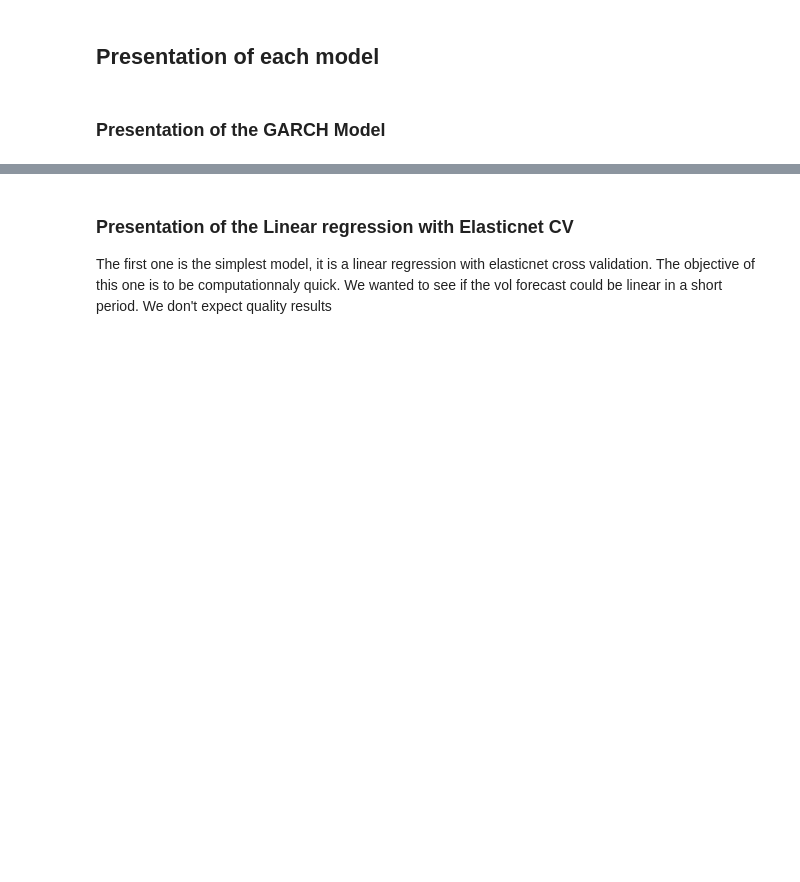
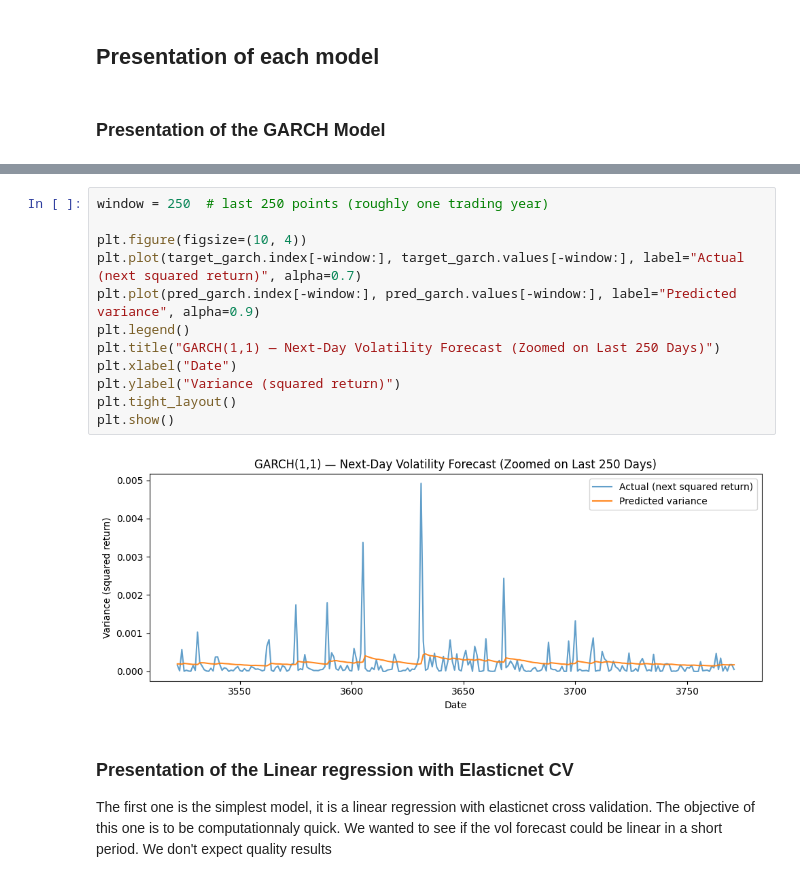
Before and after one commit to victorcamps70/volatility-forecast, a Jupyter notebook: notebooks/01_presentation_of_results.ipynb, the cells around one changed output, grey strips where cells are left out. Cells and saved outputs as stored; diff of their text form; blank space fills up the shorter version.

```diff
--- a/notebooks/01_presentation_of_results.ipynb
+++ b/notebooks/01_presentation_of_results.ipynb
@@ -68,3 +137,17 @@ import matplotlib.pyplot as plt
+# %%
+window = 250  # last 250 points (roughly one trading year)
+
+plt.figure(figsize=(10, 4))
+plt.plot(target_garch.index[-window:], target_garch.values[-window:], label="Actual (next squared return)", alpha=0.7)
+plt.plot(pred_garch.index[-window:], pred_garch.values[-window:], label="Predicted variance", alpha=0.9)
+plt.legend()
+plt.title("GARCH(1,1) — Next-Day Volatility Forecast (Zoomed on Last 250 Days)")
+plt.xlabel("Date")
+plt.ylabel("Variance (squared return)")
+plt.tight_layout()
+plt.show()
+# %% [output]
+[figure, added]
 # %% [markdown]
 ### Presentation of the Linear regression with Elasticnet CV
 
```
Also changed, not shown: parts of 20 cells of this notebook, 9 other files.
